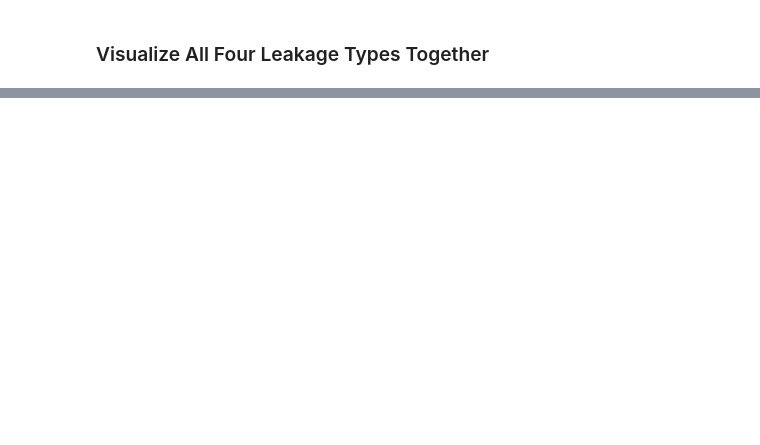
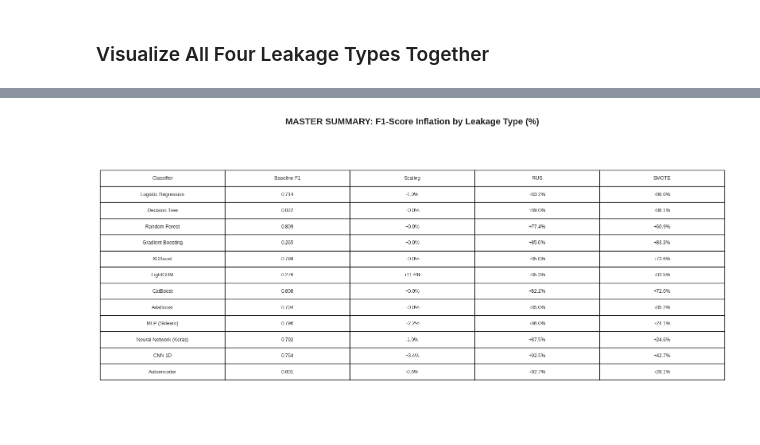
Before and after one commit to oucheneabdelhak/AI-DrivenFraudDetctionInSmartCardTransaction-Survey, a Jupyter notebook: DataLeakageEffect.ipynb, the cells around one changed output, grey strips where cells are left out. Saved outputs shown, nothing was run; the diff lists cells and outputs as text; code cells hidden in the pictures; blank space fills up the shorter version.

```diff
--- a/DataLeakageEffect.ipynb
+++ b/DataLeakageEffect.ipynb
@@ -790,0 +923,28 @@ plt.show()
+# %%
+# Master comparison table
+fig, ax = plt.subplots(figsize=(16, 8))
+ax.axis('off')
+
+master_data = []
+for name in sampling_names:
+    master_data.append([
+        name,
+        f"{results_correct_scaling[name]['F1-Score']:.3f}",
+        f"{(results_leaky_scaling[name]['F1-Score'] - results_correct_scaling[name]['F1-Score'])*100:+.1f}%",
+        f"{(results_rus_leaky[name]['F1-Score'] - results_rus_correct[name]['F1-Score'])*100:+.1f}%",
+        f"{(results_smote_leaky[name]['F1-Score'] - results_smote_correct[name]['F1-Score'])*100:+.1f}%"
+    ])
+
+master_table = ax.table(cellText=master_data,
+                        colLabels=['Classifier', 'Baseline F1', 'Scaling', 'RUS', 'SMOTE'],
+                        loc='center',
+                        cellLoc='center')
+master_table.auto_set_font_size(False)
+master_table.set_fontsize(9)
+master_table.scale(1, 2)
+
+ax.set_title('MASTER SUMMARY: F1-Score Inflation by Leakage Type (%)', fontsize=16, fontweight='bold', pad=0)
+plt.tight_layout()
+plt.show()
+# %% [output]
+[figure, added]
```
Also changed, not shown: parts of 20 cells of this notebook.
